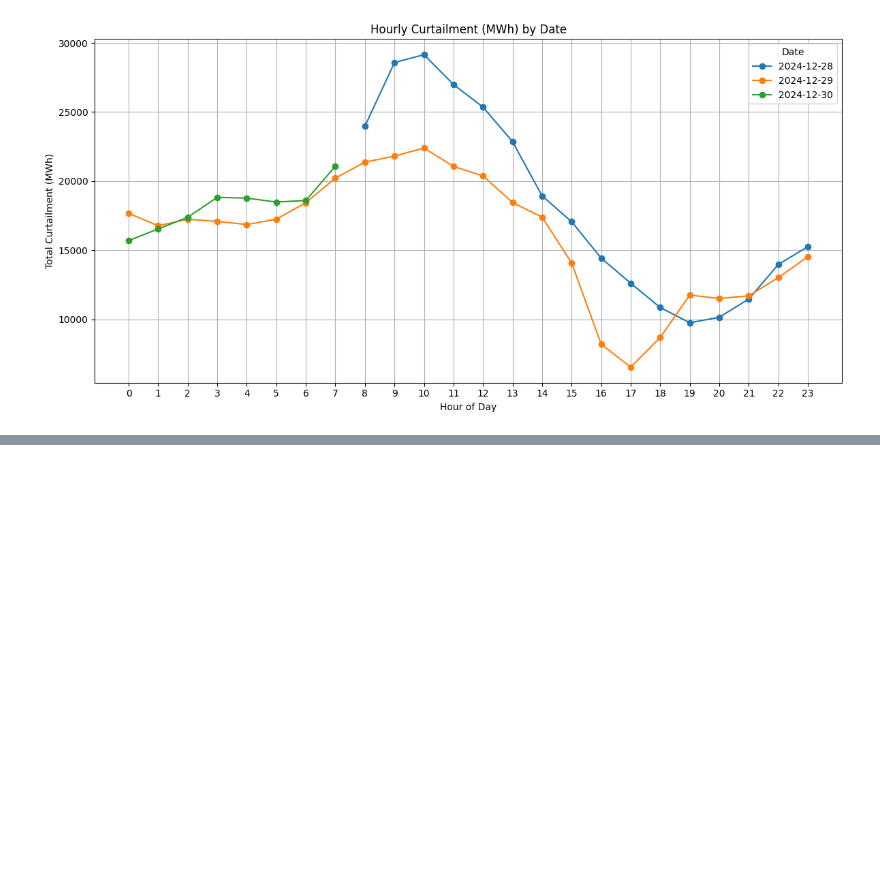
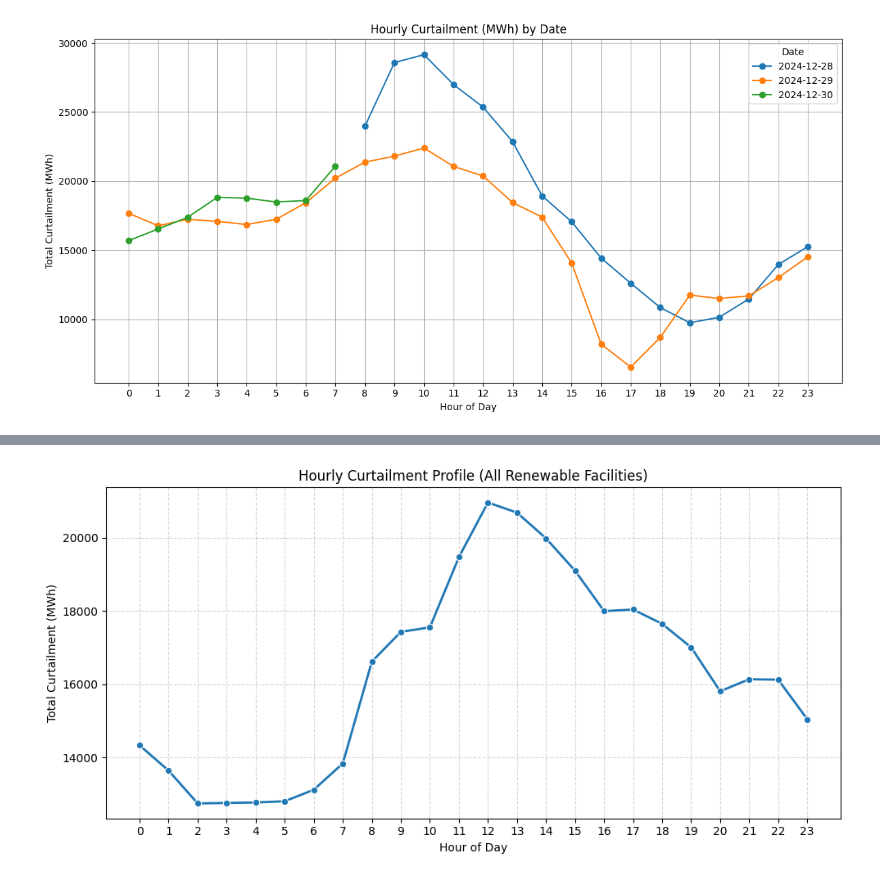
Before and after one commit to adnanabbasshah/Animated-Wind-Map-using-R, a Jupyter notebook: data_processing_and_viz.ipynb, the cells around one changed output, grey strips where cells are left out. Cells and saved outputs as stored; diff of their text form; code cells hidden in the pictures; blank space fills up the shorter version.

```diff
--- a/data_processing_and_viz.ipynb
+++ b/data_processing_and_viz.ipynb
@@ -229,0 +286,27 @@ plt.show()
+# %%
+import pandas as pd
+import matplotlib.pyplot as plt
+import seaborn as sns
+
+# Extract hour from dispatchInterval (0-23)
+df_renewable['hour'] = df_renewable['dispatchInterval'].dt.hour
+
+# Group by hour and calculate total curtailment
+hourly_profile = (
+    df_renewable.groupby('hour')['curtailment']
+    .sum()
+    .reset_index(name='TotalCurtailment_MWh')
+)
+
+# Plot
+plt.figure(figsize=(10, 5))
+sns.lineplot(data=hourly_profile, x='hour', y='TotalCurtailment_MWh', marker='o', linewidth=2)
+plt.title('Hourly Curtailment Profile (All Renewable Facilities)')
+plt.xlabel('Hour of Day')
+plt.ylabel('Total Curtailment (MWh)')
+plt.grid(True, linestyle='--', alpha=0.5)
+plt.xticks(range(0, 24))
+plt.tight_layout()
+plt.show()
+# %% [output]
+[figure, added]
```
Also changed, not shown: parts of 6 cells of this notebook.
